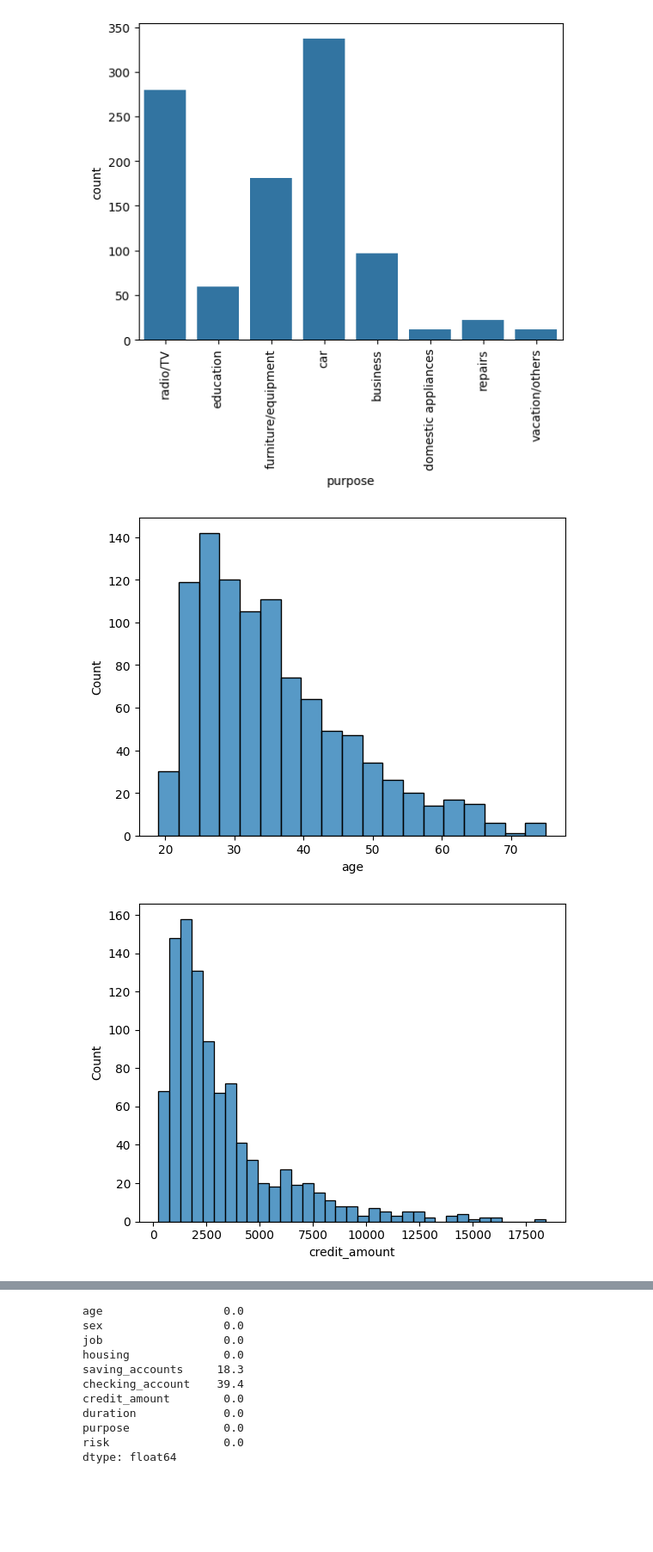
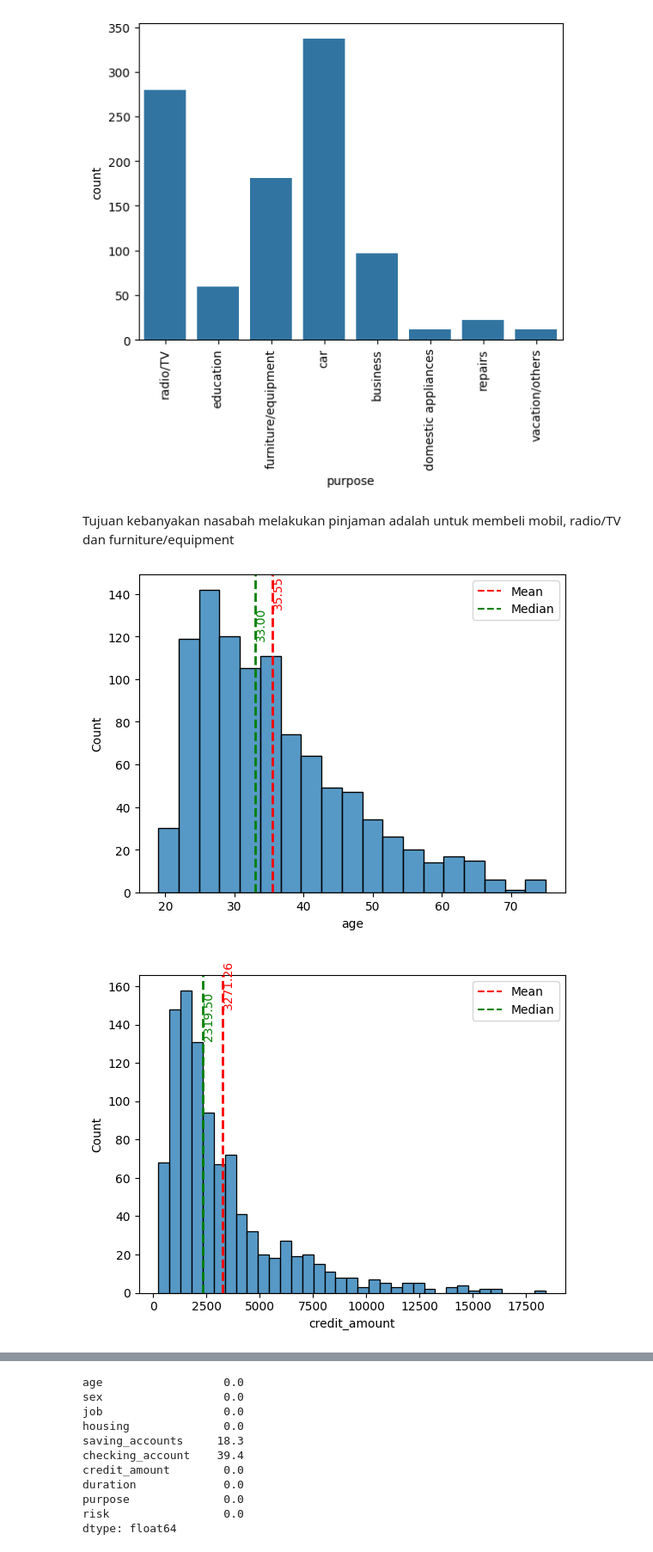
Before and after one commit to rrofiikkk/machine-learning, a Jupyter notebook: credit.ipynb, the cells around one changed output, grey strips where cells are left out. Shown: that part at 86% size. Cells and saved outputs as stored; diff of their text form; code cells hidden in the pictures; blank space fills up the shorter version.

```diff
--- a/credit.ipynb
+++ b/credit.ipynb
@@ -141,10 +147,25 @@ plt.xticks(rotation = 90)
   Text(6, 0, 'repairs'),
   Text(7, 0, 'vacation/others')])
 [figure]
-# %%
-for i in num:
-    sns.histplot(x=i, data=df)
-    plt.show()
-# %% [output]
-[figure, removed]
-[figure, removed]
+# %% [markdown]
+Tujuan kebanyakan nasabah melakukan pinjaman adalah untuk membeli mobil, radio/TV dan furniture/equipment
+# %%
+for i in num:
+    sns.histplot(x=i, data=df)
+    mean_val = df[i].mean()
+    median_val = df[i].median()
+
+    plt.axvline(mean_val, color='red', linestyle='--', linewidth=2, label='Mean')
+    plt.text(mean_val, plt.gca().get_ylim()[1]*0.9, f'{mean_val:.2f}', color='red', rotation=90)
+    plt.axvline(median_val, color='green', linestyle='--', linewidth=2, label='Median')
+    plt.text(median_val, plt.gca().get_ylim()[1]*0.8, f'{median_val:.2f}', color='green', rotation=90)
+
+    # Tambahkan legend
+    plt.legend(handles=[
+        plt.Line2D([], [], color='red', linestyle='--', label='Mean'),
+        plt.Line2D([], [], color='green', linestyle='--', label='Median')
+    ])
+    plt.show()
+# %% [output]
+[figure, added]
+[figure, added]
```
Also changed, not shown: parts of 7 cells of this notebook.
